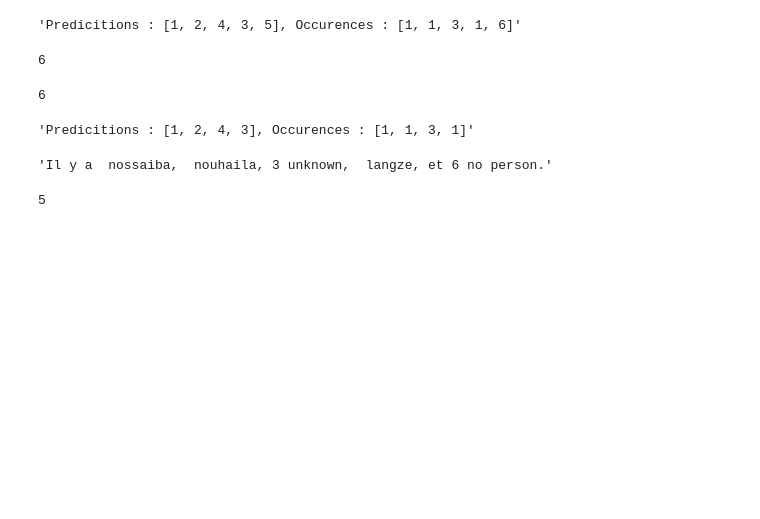
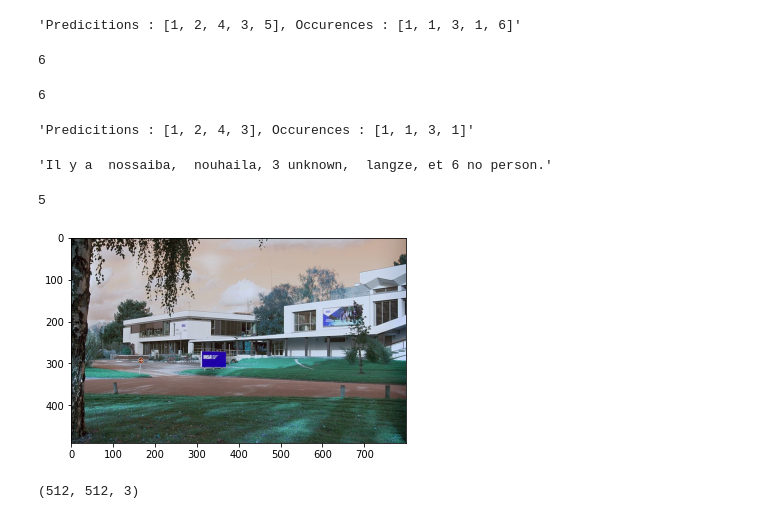
Before and after one commit to mohammedAljadd/smart-glasses, a Jupyter notebook: Model training/face identification/CNN model.ipynb, the cells around one changed output. Saved outputs shown, nothing was run; the diff lists cells and outputs as text; code cells hidden in the pictures; blank space fills up the shorter version.

```diff
--- a/Model training/face identification/CNN model.ipynb
+++ b/Model training/face identification/CNN model.ipynb
@@ -678,3 +678,9 @@ result
 number_of_faces
 # %% [output]
 5
+# %%
+img = cv2.imread('insa.jpg', cv2.COLOR_BGR2RGB)
+plt.imshow(img)
+plt.show()
+# %% [output]
+[figure, added]
@@ -680,0 +709,4 @@ number_of_faces
+# %%
+data[0].shape
+# %% [output]
+(512, 512, 3)
```
Also changed, not shown: parts of 6 cells of this notebook, 4 other files.
